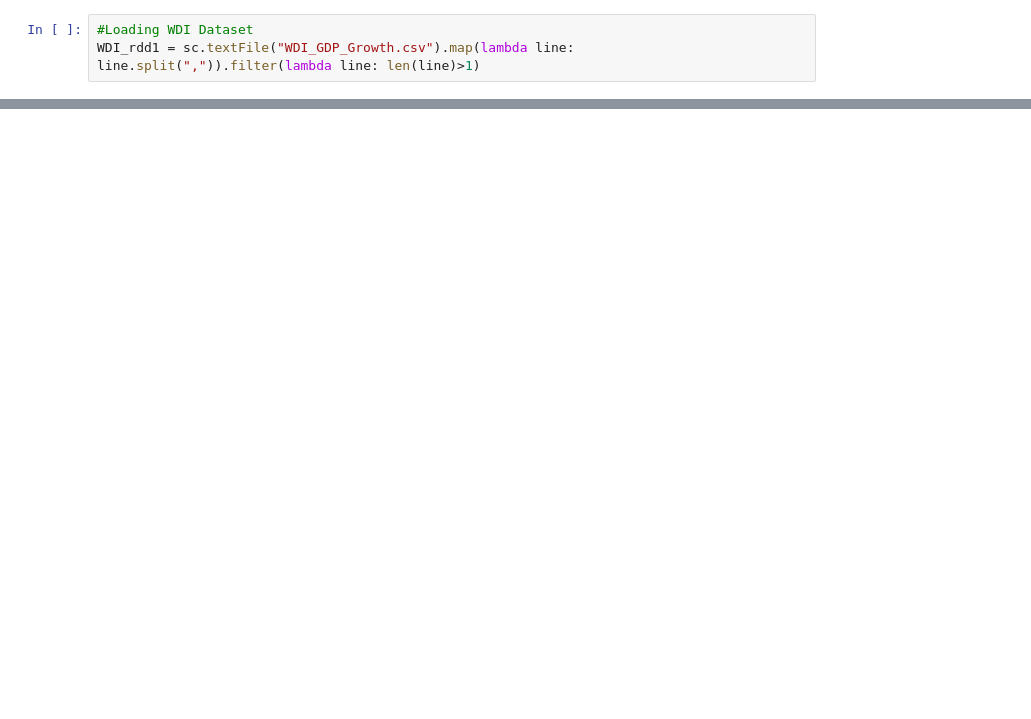
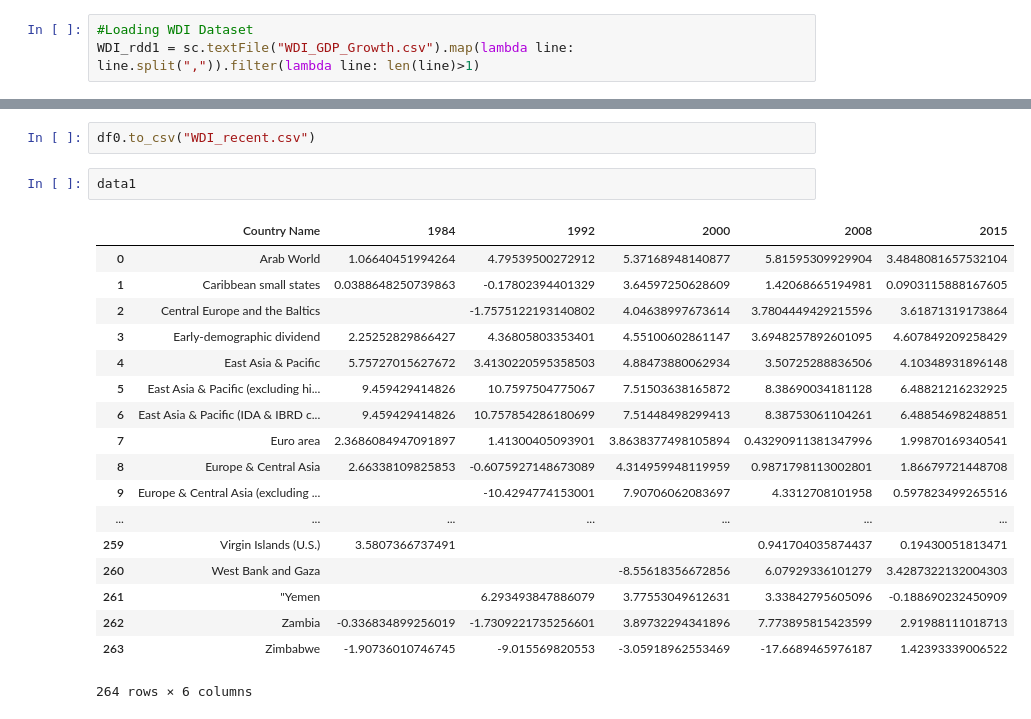
Before and after one commit to rohitshukla92/BigDataProject, a Jupyter notebook: WDI.ipynb, the cells around one changed output, grey strips where cells are left out. Saved outputs shown, nothing was run; the diff lists cells and outputs as text; blank space fills up the shorter version.

```diff
--- a/WDI.ipynb
+++ b/WDI.ipynb
@@ -149,0 +23,23 @@ ValueError: Input contains NaN, infinity or a value too large for dtype('float64
+# %%
+df0.to_csv("WDI_recent.csv")
+# %%
+data1
+# %% [output]
+|  | Country Name | 1984 | 1992 | 2000 | 2008 | 2015 |
+| 0 | Arab World | 1.06640451994264 | 4.79539500272912 | 5.37168948140877 | 5.81595309929904 | 3.4848081657532104 |
+| 1 | Caribbean small states | 0.0388648250739863 | -0.17802394401329 | 3.64597250628609 | 1.42068665194981 | 0.0903115888167605 |
+| 2 | Central Europe and the Baltics |  | -1.7575122193140802 | 4.04638997673614 | 3.7804449429215596 | 3.61871319173864 |
+| 3 | Early-demographic dividend | 2.25252829866427 | 4.36805803353401 | 4.55100602861147 | 3.6948257892601095 | 4.607849209258429 |
+| 4 | East Asia & Pacific | 5.75727015627672 | 3.4130220595358503 | 4.88473880062934 | 3.50725288836506 | 4.10348931896148 |
+| 5 | East Asia & Pacific (excluding hi... | 9.459429414826 | 10.7597504775067 | 7.51503638165872 | 8.38690034181128 | 6.48821216232925 |
+| 6 | East Asia & Pacific (IDA & IBRD c... | 9.459429414826 | 10.757854286180699 | 7.51448498299413 | 8.38753061104261 | 6.48854698248851 |
+| 7 | Euro area | 2.3686084947091897 | 1.41300405093901 | 3.8638377498105894 | 0.43290911381347996 | 1.99870169340541 |
+| 8 | Europe & Central Asia | 2.66338109825853 | -0.6075927148673089 | 4.314959948119959 | 0.9871798113002801 | 1.86679721448708 |
+| 9 | Europe & Central Asia (excluding ... |  | -10.4294774153001 | 7.90706062083697 | 4.3312708101958 | 0.597823499265516 |
+| ... | ... | ... | ... | ... | ... | ... |
+| 259 | Virgin Islands (U.S.) | 3.5807366737491 |  |  | 0.941704035874437 | 0.19430051813471 |
+| 260 | West Bank and Gaza |  |  | -8.55618356672856 | 6.07929336101279 | 3.4287322132004303 |
+| 261 | "Yemen |  | 6.293493847886079 | 3.77553049612631 | 3.33842795605096 | -0.188690232450909 |
+| 262 | Zambia | -0.336834899256019 | -1.7309221735256601 | 3.89732294341896 | 7.773895815423599 | 2.91988111018713 |
+| 263 | Zimbabwe | -1.90736010746745 | -9.015569820553 | -3.05918962553469 | -17.6689465976187 | 1.42393339006522 |
+264 rows × 6 columns
```
Also changed, not shown: parts of 11 cells of this notebook.
